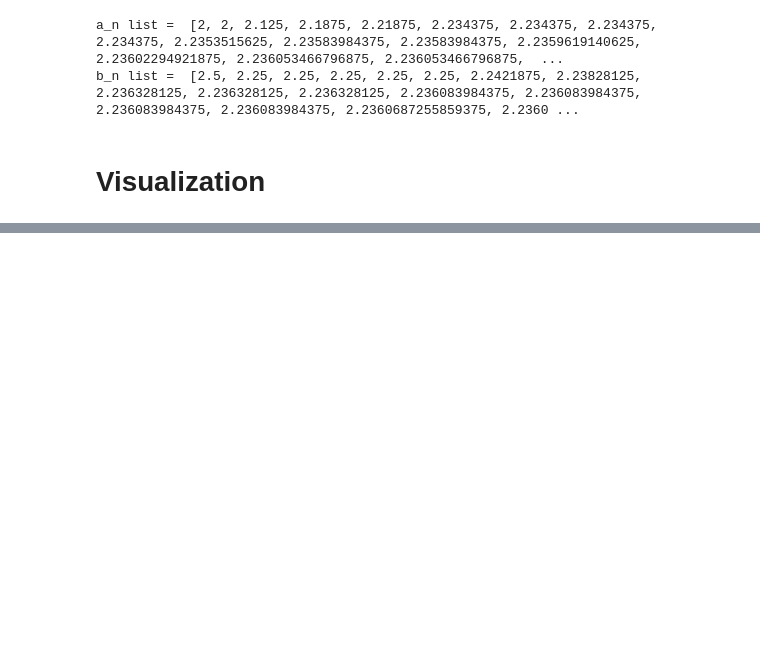
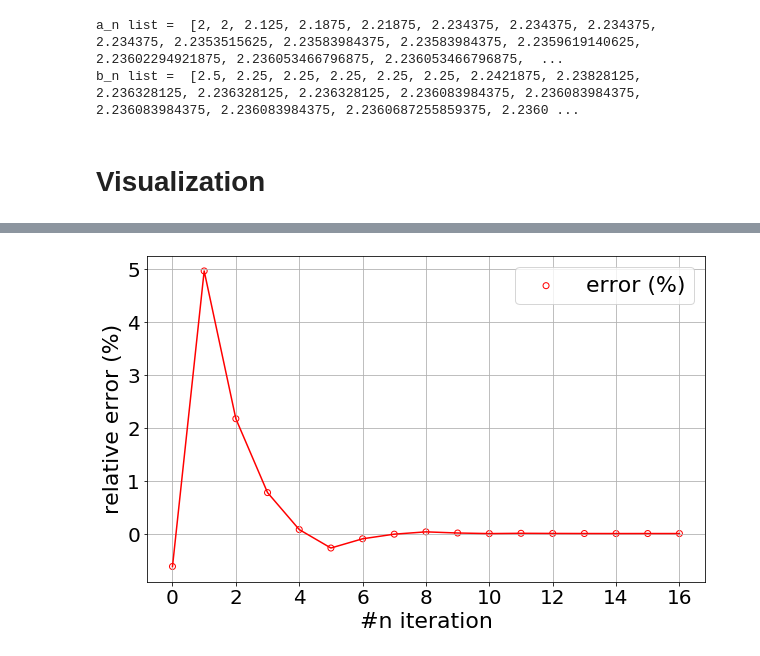
Before and after one commit to theofil/CompPhysics, a Jupyter notebook: examples/bisection.ipynb, the cells around one changed output, grey strips where cells are left out. Saved outputs shown, nothing was run; the diff lists cells and outputs as text; code cells hidden in the pictures; blank space fills up the shorter version.

```diff
--- a/examples/bisection.ipynb
+++ b/examples/bisection.ipynb
@@ -96,0 +99,12 @@ plt.show()
+# %%
+relErr_n = [100.*(ref_n[ii] - m_n[ii])/ref_n[ii] for ii in range(len(ref_n))]
+fig, ax = plt.subplots(figsize=(10, 6))
+ax.scatter(x_n , relErr_n,  label = 'error (%)', facecolors='none', edgecolors='r' )
+ax.plot(x_n , relErr_n, 'r-')
+plt.ylabel('relative error (%)')
+plt.xlabel('#n iteration')
+ax.legend()
+ax.grid(True)
+plt.show()
+# %% [output]
+[figure, added]
```
Also changed, not shown: parts of 1 cell of this notebook.
